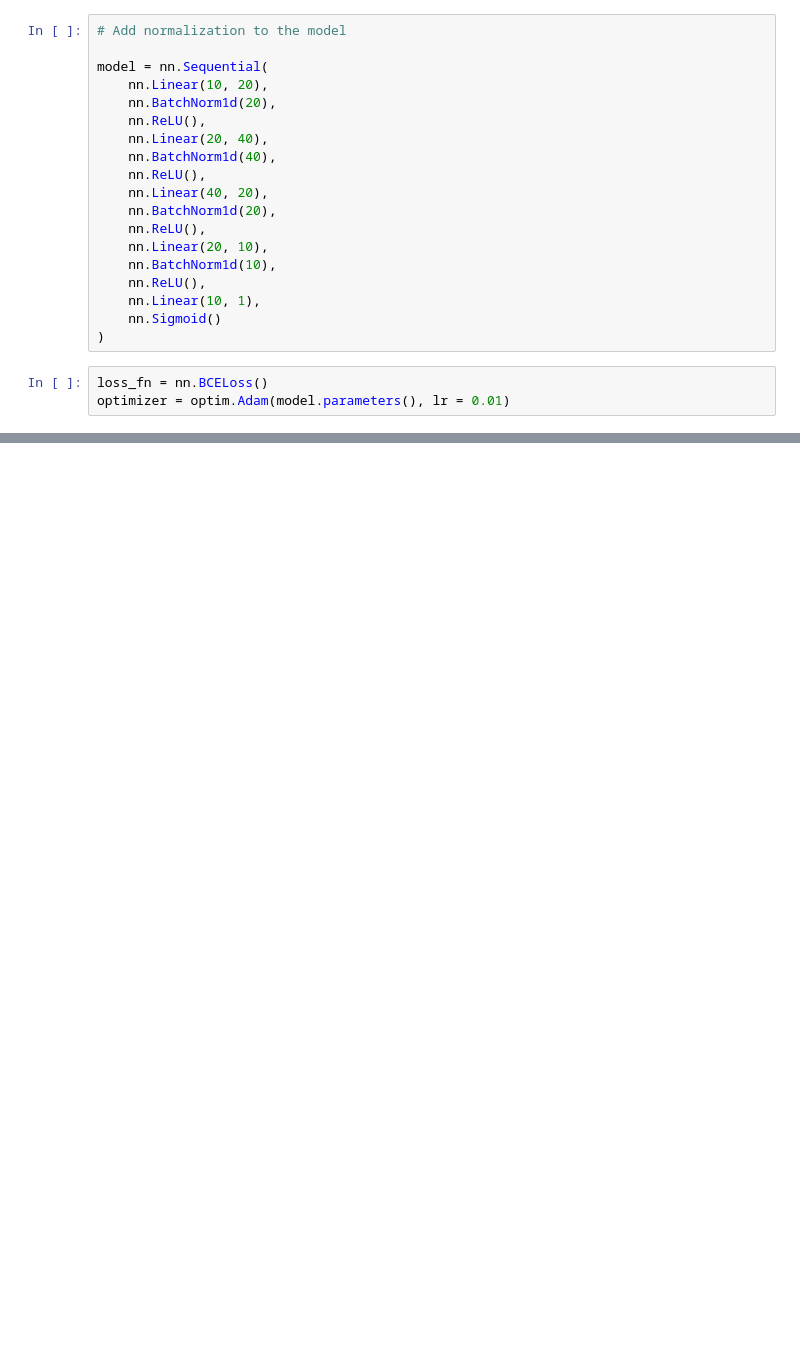
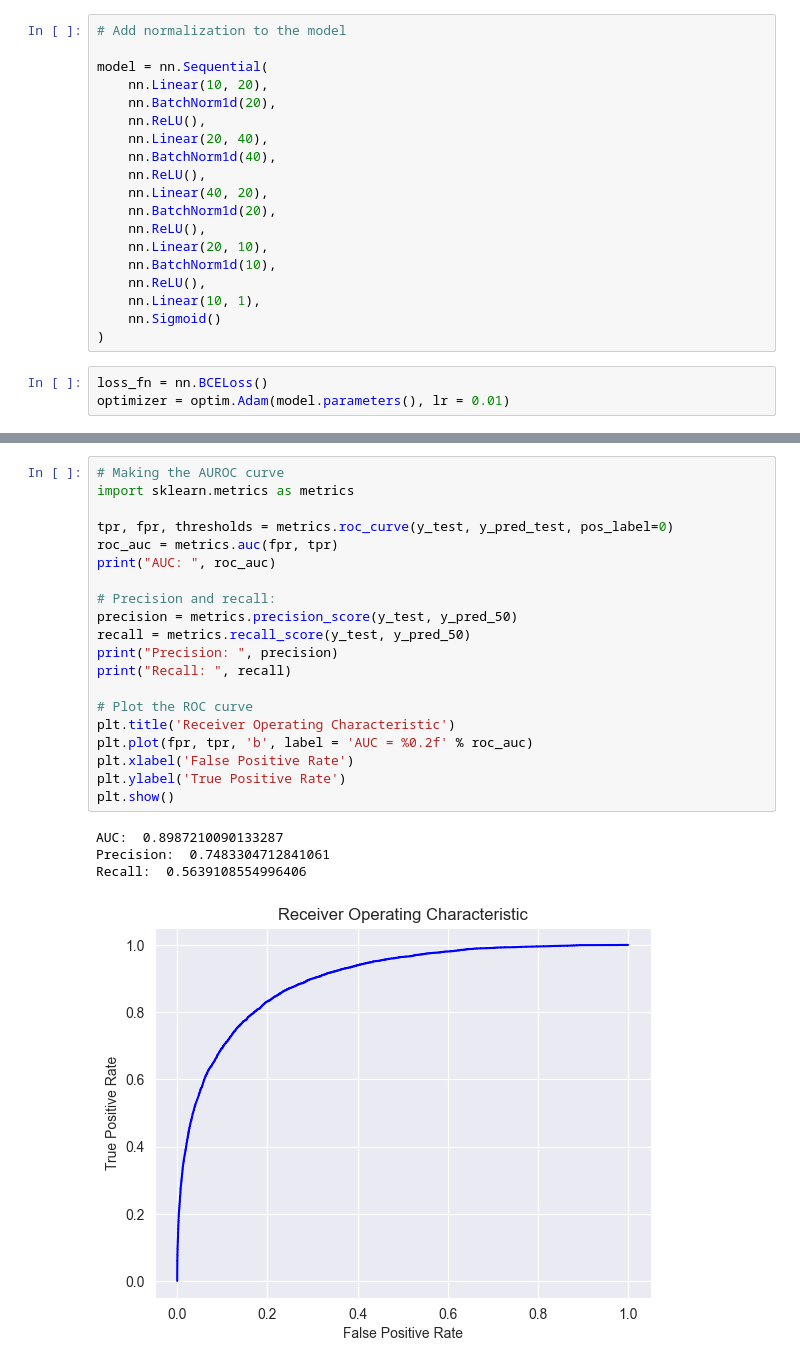
Before and after one commit to dzarezankova/msci-546-proj, a Jupyter notebook: nn/MSCI_546_Project_NNs.ipynb, the cells around one changed output, grey strips where cells are left out. Cells and saved outputs as stored; diff of their text form; blank space fills up the shorter version.

```diff
--- a/nn/MSCI_546_Project_NNs.ipynb
+++ b/nn/MSCI_546_Project_NNs.ipynb
@@ -319 +411,26 @@ plt.show()
+# %%
+# Making the AUROC curve
+import sklearn.metrics as metrics
+
+tpr, fpr, thresholds = metrics.roc_curve(y_test, y_pred_test, pos_label=0)
+roc_auc = metrics.auc(fpr, tpr)
+print("AUC: ", roc_auc)
+
+# Precision and recall:
+precision = metrics.precision_score(y_test, y_pred_50)
+recall = metrics.recall_score(y_test, y_pred_50)
+print("Precision: ", precision)
+print("Recall: ", recall)
+
+# Plot the ROC curve
+plt.title('Receiver Operating Characteristic')
+plt.plot(fpr, tpr, 'b', label = 'AUC = %0.2f' % roc_auc)
+plt.xlabel('False Positive Rate')
+plt.ylabel('True Positive Rate')
+plt.show()
+# %% [output]
+AUC:  0.8987210090133287
+Precision:  0.7483304712841061
+Recall:  0.5639108554996406
+[figure, added]
 # %%
```
Also changed, not shown: parts of 15 cells of this notebook.
